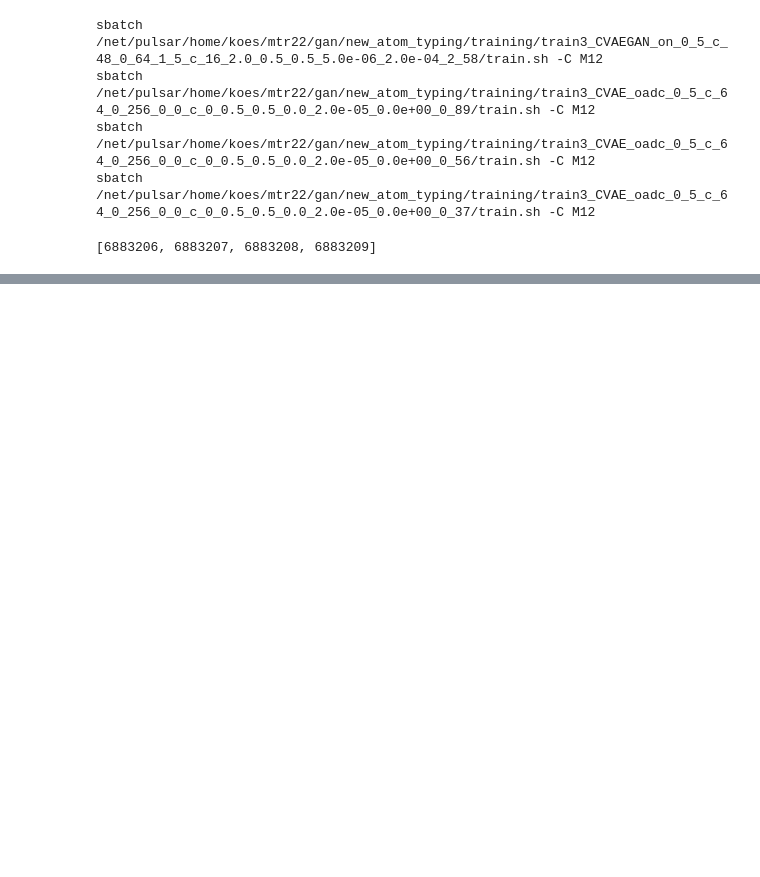
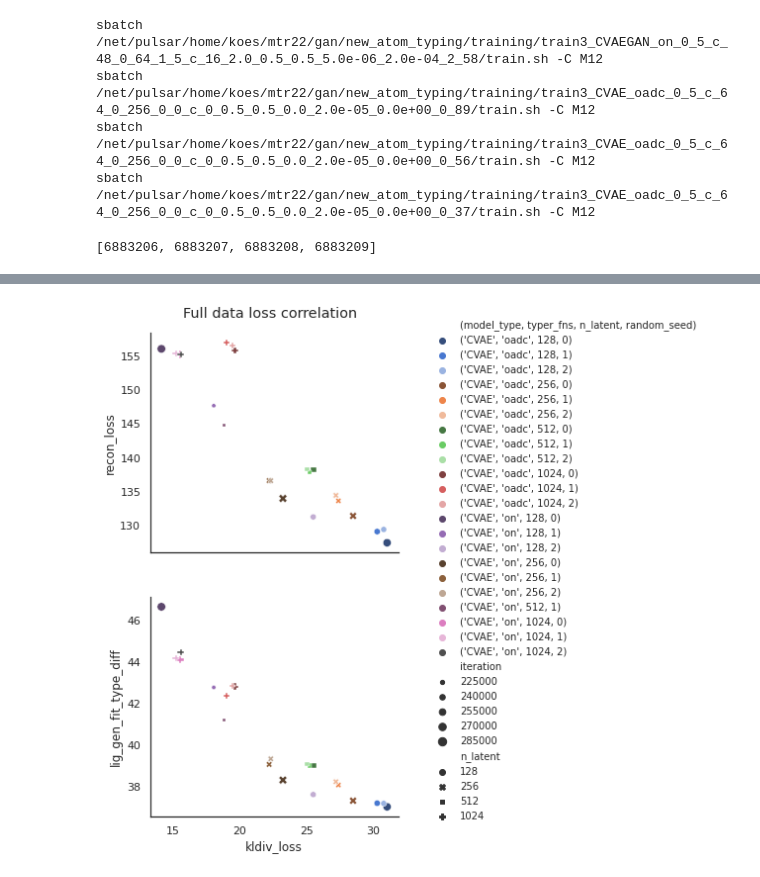
Before and after one commit to mattragoza/ipython-notebooks, a Jupyter notebook: new_atom_typing.ipynb, the cells around one changed output, grey strips where cells are left out. Cells and saved outputs as stored; diff of their text form; code cells hidden in the pictures; blank space fills up the shorter version.

```diff
--- a/new_atom_typing.ipynb
+++ b/new_atom_typing.ipynb
@@ -887,8 +968,8 @@ try:
 except NameError:
     pass
 train_metrics = param_search.metrics(train_jobs[
-    train_jobs['group_name'] == 3
-    #train_jobs['job_name'].isin(affected_jobs['job_name'].unique()) &
-    #~train_jobs['job_name'].isnull()
+    (train_jobs['group_name'] == 2) &
+    ~train_jobs['work_dir'].isnull()
+    #train_jobs['job_name'].isin(affected_jobs['job_name'].unique())
 ]['job_file'].unique(), metric_pat='(.*)metrics')
 # %% [output]
@@ -945,6 +990,6 @@ for typer_fns in ['oadc', 'on']:
     t = liGAN.atom_types.AtomTyper.get_typer(typer_fns, 1, device='cpu')
     print(typer_fns, t.n_types, t.n_elem_types, t.n_prop_types, [len(r) for r in t.prop_ranges])
 # %%
-colors = get_palette(n_hues=4, n_shades=1, n_repeat=1, hues=['Blues_r', 'Oranges_r', 'Greens_r', 'pink_r'])
+colors = get_palette(n_hues=8, n_shades=3, n_repeat=1)
 sns.set_palette(colors)
 colors
@@ -951,44 +1014,51 @@ colors
 # %%
 import param_search
-plot_df = train_metrics #last_iter_df
+
+hue = ['model_type', 'typer_fns', 'n_latent', 'random_seed']
+
+plot_df = train_metrics
 plot_df = plot_df[
-    (plot_df['group_name'] == '1') &
-    (plot_df['model_type'] == 'CVAEGAN') &
-    (plot_df['iteration'] >= 95000) &
-    (plot_df['iteration'] < 100000) &
-    ~(plot_df['recon_loss'] > 1e10) &
+    (plot_df['group_name'] == '2') &
+    #(plot_df['model_type'] == 'CVAEGAN') &
+    (plot_df['iteration'] >= 200000) &
+    (plot_df['recon_loss'] < 1e5) &
+    (plot_df['data_phase'] == 'test') &
     True
-].groupby(['typer_fns', 'model_type', 'n_latent', 'gen_lr', 'disc_lr', 'random_seed']).mean().reset_index().sort_values('recon_loss')
+].groupby(hue).mean().reset_index().sort_values(hue)
 
+if set(plot_df['model_type']) == {'CVAE'}:
+    plot_df['gan_loss'] = np.nan
 plot_df['log_abs_gan_loss'] = np.log10(plot_df['gan_loss'].abs())
 
-hue = param_search.results.add_group_column(plot_df, ['model_type', 'gen_lr', 'disc_lr', 'random_seed'])
+#hue = param_search.results.add_group_column(plot_df, ['model_type', 'gen_lr', 'disc_lr', 'random_seed'])
 
 fig = param_search.plot(
     plot_df,
-    x=['kldiv_loss', 'gan_loss', 'log_abs_gan_loss'],
-    y=['recon_loss','lig_gen_fit_type_diff'],
+    x=['kldiv_loss'],# 'gan_loss', 'log_abs_gan_loss'],
+    y=['recon_loss', 'lig_gen_fit_type_diff'],
     hue=hue,
-    n_cols=3,
-    width=4,
-    height=3.5,
+    n_cols=1,
+    width=4.5,
+    height=4.5,
     plot_func=sns.scatterplot,
-    plot_kws=dict(size='n_latent'),
+    plot_kws=dict(size='iteration', style='n_latent'),
     ylim=dict(),
     xlim=dict(),
     legend_kws=dict(
         fontsize='small',
         title=False,
         title_fontsize='medium',
         bbox_to_anchor=(1.1, 1.1),
     ),
     legend_row=0,
     legend_col=-1,
     tight=False,
 )
 
-fig.suptitle('Single receptor CVAEGAN loss correlation @ 100k', y=0.95)
-fig.savefig('plots/train1_CVAEGAN_loss_corr_plot.png')
+fig.suptitle('Full data loss correlation', y=0.92)
+fig.savefig('plots/train2_loss_corr_plot.png')
+# %% [output]
+[figure, added]
 # %%
 # estimate memory usage
 KB = 1024
```
Also changed, not shown: parts of 11 cells of this notebook.
